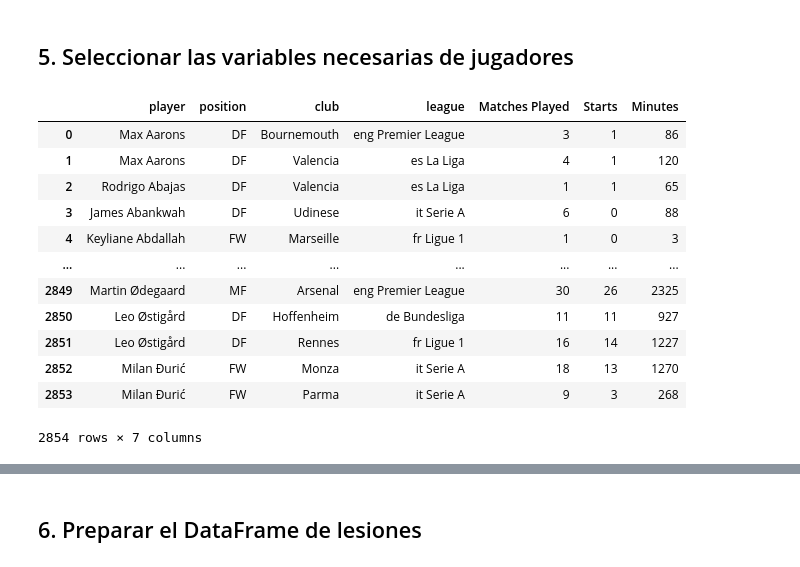
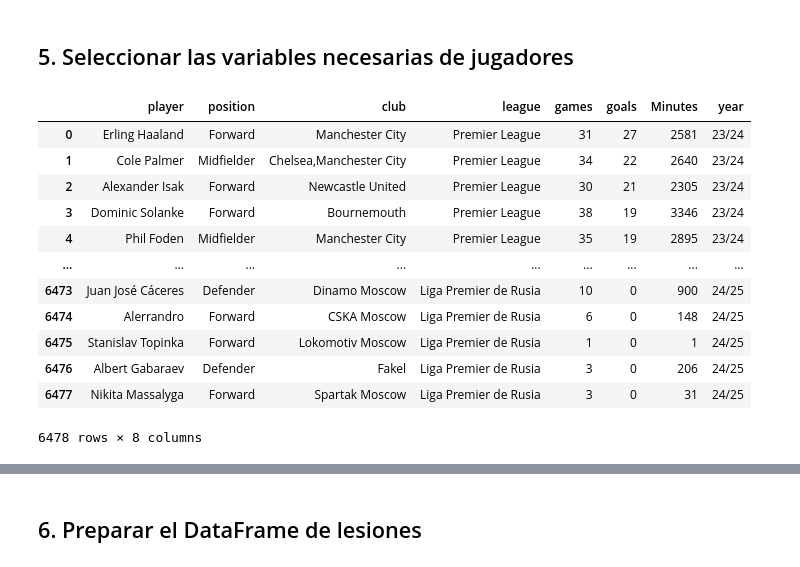
Before and after one commit to MMEKUSS/PROYECTO_FUTBOL, a Jupyter notebook: Proyecto_Futbol_ordenado.ipynb, the cells around one changed output, grey strips where cells are left out. Saved outputs shown, nothing was run; the diff lists cells and outputs as text; code cells hidden in the pictures.

```diff
--- a/Proyecto_Futbol_ordenado.ipynb
+++ b/Proyecto_Futbol_ordenado.ipynb
@@ -150 +210,3 @@ print(df_injuries.shape)
 (15603, 11)
+# %%
+df_players = df_players[['assists', 'games', 'goals', 'player_name', 'position', 'league', 'year','team_title','time']]
@@ -150,0 +255,11 @@ print(df_injuries.shape)
+# %%
+df_players['league'] = df_players['league'].replace({
+    'EPL': 'Premier League',
+    'PD': 'La Liga',
+    'BL1': 'Bundesliga',
+    'SA': 'Serie A',
+    'FL1': 'Ligue 1',
+    'RFPL': 'Liga Premier de Rusia'
+})
+
+df_players
@@ -150,0 +287,14 @@ print(df_injuries.shape)
+# %%
+df_players['position'] = df_players['position'].replace({
+    'F': 'Forward',
+    'S': 'Forward',
+    'F S': 'Forward',
+    'M': 'Midfielder',
+    'F M': 'Midfielder',
+    'F M S': 'Midfielder',
+    'D': 'Defender',
+    'D S': 'Defender',
+    'G': 'Goalkeeper'
+})
+
+df_players
@@ -153,38 +317,39 @@ print(df_injuries.shape)
 # %%
 columnas_players = [
     "Player",
-    "Pos",
-    "Squad",
-    "Comp",
-    "MP",
-    "Starts",
-    "Min",
+    "position",
+    "club",
+    "league",
+    "games",
+    "goals",
+    "Minutes",
+    "year"
 ]
 
 df_players = df_players[columnas_players].copy()
 
 df_players = df_players.rename(columns={
     "Player": "player",
     "Pos": "position",
     "Squad": "club",
     "Comp": "league",
-    "MP": "Matches Played",
+    "games": "games",
     "Starts": "Starts",
-    "Min": "Minutes"
+    "Minutes": "Minutes"
 })
 
 df_players
 # %% [output]
-|  | player | position | club | league | Matches Played | Starts | Minutes |
-| 0 | Max Aarons | DF | Bournemouth | eng Premier League | 3 | 1 | 86 |
-| 1 | Max Aarons | DF | Valencia | es La Liga | 4 | 1 | 120 |
-| 2 | Rodrigo Abajas | DF | Valencia | es La Liga | 1 | 1 | 65 |
-| 3 | James Abankwah | DF | Udinese | it Serie A | 6 | 0 | 88 |
-| 4 | Keyliane Abdallah | FW | Marseille | fr Ligue 1 | 1 | 0 | 3 |
-| ... | ... | ... | ... | ... | ... | ... | ... |
-| 2849 | Martin Ødegaard | MF | Arsenal | eng Premier League | 30 | 26 | 2325 |
-| 2850 | Leo Østigård | DF | Hoffenheim | de Bundesliga | 11 | 11 | 927 |
-| 2851 | Leo Østigård | DF | Rennes | fr Ligue 1 | 16 | 14 | 1227 |
-| 2852 | Milan Đurić | FW | Monza | it Serie A | 18 | 13 | 1270 |
-| 2853 | Milan Đurić | FW | Parma | it Serie A | 9 | 3 | 268 |
+|  | player | position | club | league | games | goals | Minutes | year |
+| 0 | Erling Haaland | Forward | Manchester City | Premier League | 31 | 27 | 2581 | 23/24 |
+| 1 | Cole Palmer | Midfielder | Chelsea,Manchester City | Premier League | 34 | 22 | 2640 | 23/24 |
+| 2 | Alexander Isak | Forward | Newcastle United | Premier League | 30 | 21 | 2305 | 23/24 |
+| 3 | Dominic Solanke | Forward | Bournemouth | Premier League | 38 | 19 | 3346 | 23/24 |
+| 4 | Phil Foden | Midfielder | Manchester City | Premier League | 35 | 19 | 2895 | 23/24 |
+| ... | ... | ... | ... | ... | ... | ... | ... | ... |
+| 6473 | Juan José Cáceres | Defender | Dinamo Moscow | Liga Premier de Rusia | 10 | 0 | 900 | 24/25 |
+| 6474 | Alerrandro | Forward | CSKA Moscow | Liga Premier de Rusia | 6 | 0 | 148 | 24/25 |
+| 6475 | Stanislav Topinka | Forward | Lokomotiv Moscow | Liga Premier de Rusia | 1 | 0 | 1 | 24/25 |
+| 6476 | Albert Gabaraev | Defender | Fakel | Liga Premier de Rusia | 3 | 0 | 206 | 24/25 |
+| 6477 | Nikita Massalyga | Forward | Spartak Moscow | Liga Premier de Rusia | 3 | 0 | 31 | 24/25 |
-2854 rows × 7 columns
+6478 rows × 8 columns
```
Also changed, not shown: parts of 76 cells of this notebook, 9 other files.
